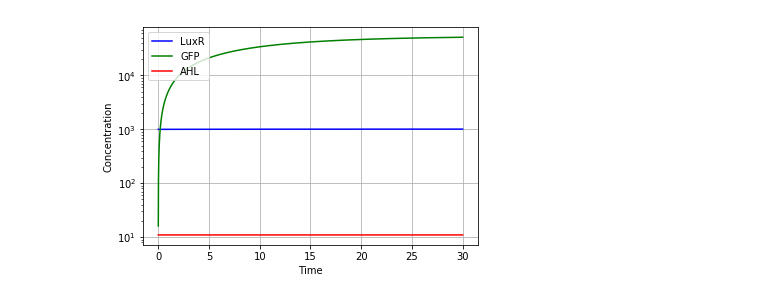
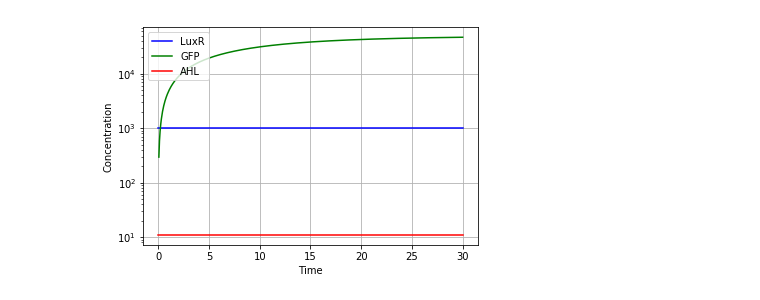
Before and after one commit to NicholasDeLateur/ODE-parameter-estimate, a Jupyter notebook: ODE Parameter Estimate - Inducible Gene Expression.ipynb, the cells around one changed output. Cells and saved outputs as stored; diff of their text form; code cells hidden in the pictures.

```diff
--- a/ODE Parameter Estimate - Inducible Gene Expression.ipynb
+++ b/ODE Parameter Estimate - Inducible Gene Expression.ipynb
@@ -11,7 +11,8 @@ def report_params(fit_params_values, fit_param_names):
 
 # define your modules
 def pCon1():
-    pCon1_production_rate = 1
+    pCon1_production_rate = 100
+
     return pCon1_production_rate
 
 def pLux1(LuxR, AHL):
@@ -24,11 +25,11 @@ def pLux1(LuxR, AHL):
     #     is floating around in the cell. These numbers are empircally determined, and
     #     for demonstration purposes are fictionally and arbitrarily filled in here.
     #     These functions take the form of hill functions.
-    n1 = 2 # Hill coefficients
-    n2 = 2 # Hill coefficients
-    n3 = 2 # Hill coefficients
+    n1 = 2 # Hill coefficient
+    n2 = 2 # Hill coefficient
+    n3 = 2 # Hill coefficient
     basal_expression_rate = 1 + (5 * (LuxR**n1 / (LuxR**n1 + 1))) # low LuxR gives basal of 1, high LuxR gives basal of 6
-    maximal_expression_rate = 10 + (100 * (LuxR**n2 / (LuxR**n2 + 1))) # Low LuxR gives max of 10, high LuxR gives max of 110
+    maximal_expression_rate = (100 * (LuxR**n2 / (LuxR**n2 + 1))) # Low LuxR gives max of 10, high LuxR gives max of 110
     Kd = 10
 
     pLux1_production_rate = basal_expression_rate + maximal_expression_rate*(AHL**n3 / (Kd + AHL**n3))
@@ -48,42 +49,42 @@ def simulation_set_of_equations(y, t, *args):
     LuxR, GFP, AHL = y
 
     # Determine the change in each species
-    dLuxR = pCon1()*k_pCon_express - k_loss*LuxR
+    dLuxR = pCon1() - k_loss*LuxR
     dGFP = pLux1(LuxR, AHL)*k_pLux_express - k_loss*GFP
     dAHL = 0 # for now we're assuming AHL was added exogenously and never degrades
 
     # Return the change in each species; make sure same order as your init values
     # scipy.odeint will take these values and apply them to the current value of each species in the next time step for you
     return [dLuxR, dGFP, dAHL]
 
 # Parameters
 k_pCon_express = 101
 k_pLux_express = 50
 k_loss = 0.1
 params = (k_pCon_express, k_pLux_express, k_loss)
 param_names = ['k_pCon_express', 'k_pLux_express', 'k_loss'] # somehow this is honestly necessary in Python?!
 
 # Initial Conditions
 # LuxR, GFP, AHL
 init_P = [1000, 0, 11]
 
 # Timesteps
-n_steps = 10000
+n_steps = 500
 t = np.linspace(0, 30, n_steps)
 
 num_P = odeint(simulation_set_of_equations, init_P, t, args = (params))
 plt.plot(t, num_P[:,0], c='b', label = 'LuxR')
 plt.plot(t, num_P[:,1], c='g', label = 'GFP')
 plt.plot(t, num_P[:,2], c='r', label = 'AHL')
 plt.xlabel('Time')
 plt.ylabel('Concentration')
 plt.legend(loc = 'best')
 plt.grid()
 plt.yscale('log')
 
 plt.show()
 # %% [output]
-[figure, old version]
+[figure, new version]
 # %%
 noise = np.random.normal(0, 10, num_P.shape)
 exp_P = num_P + noise
```
Also changed, not shown: parts of 4 cells of this notebook.
